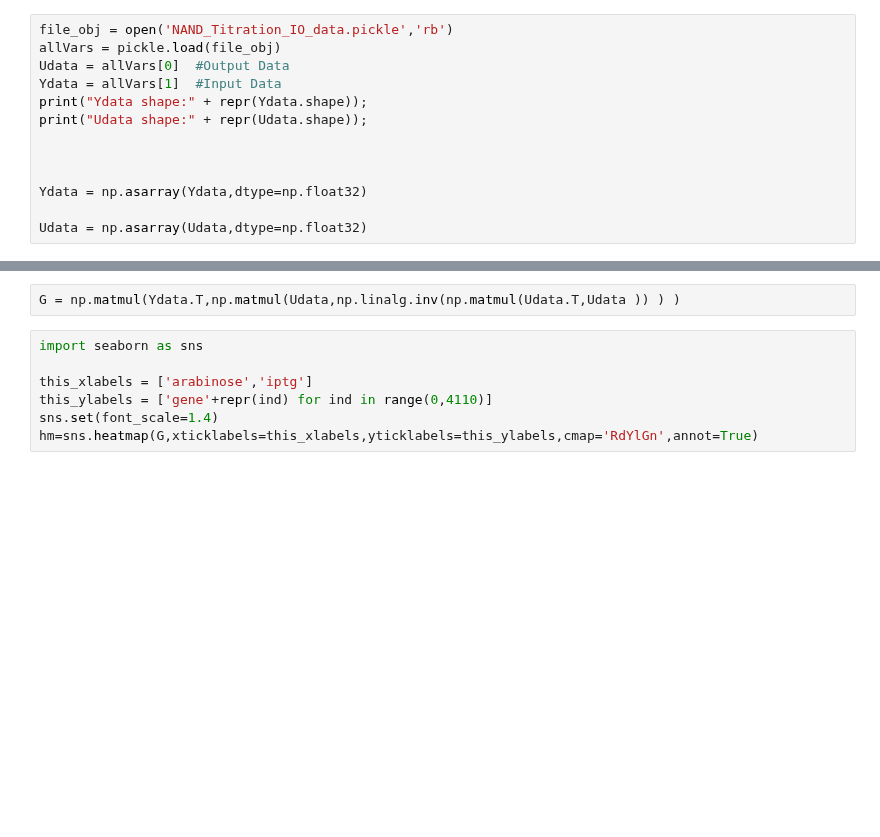
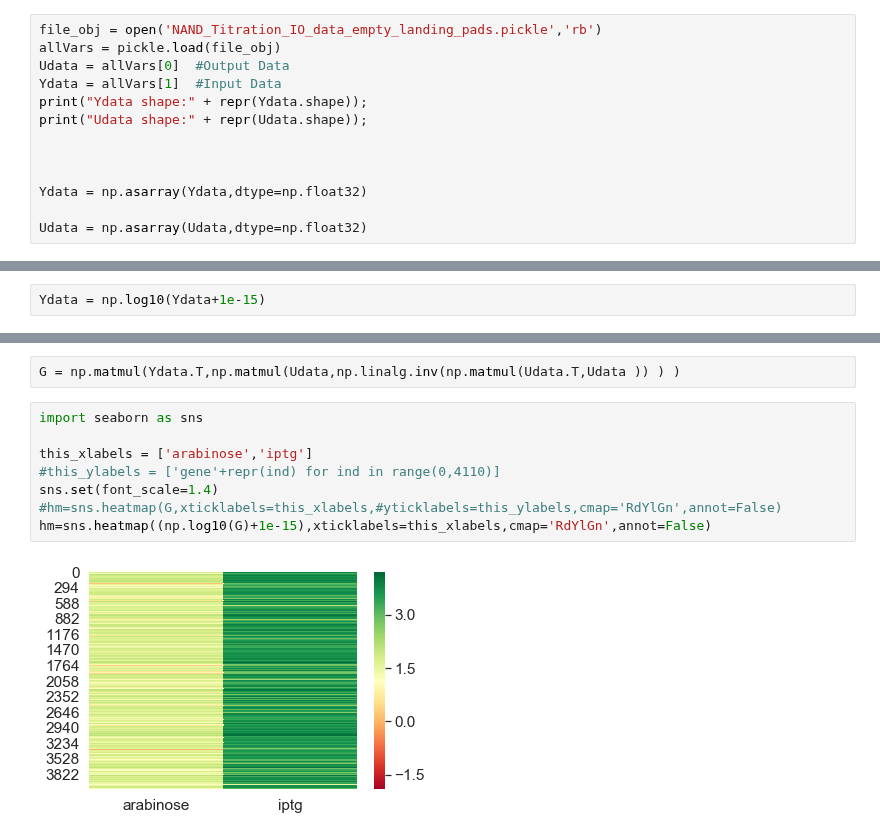
Before and after one commit to YeungRepo/darpa-sd2, a Jupyter notebook: IO_learning/Deep Input-Output Regression.ipynb, the cells around one changed output, grey strips where cells are left out. Saved outputs shown, nothing was run; the diff lists cells and outputs as text; blank space fills up the shorter version.

Commit message:
Visualizations of linear TF response

```diff
--- a/IO_learning/Deep Input-Output Regression.ipynb
+++ b/IO_learning/Deep Input-Output Regression.ipynb
@@ -9,7 +9,7 @@ import matplotlib.pyplot as plt;
 import pickle
 import sklearn.preprocessing
 # %%
-file_obj = open('NAND_Titration_IO_data.pickle','rb')
+file_obj = open('NAND_Titration_IO_data_empty_landing_pads.pickle','rb')
 allVars = pickle.load(file_obj)
 Udata = allVars[0]  #Output Data
 Ydata = allVars[1]  #Input Data
@@ -323,3 +313,5 @@ step 25000 , test error 552021
 KeyboardInterrupt:
+# %%
+Ydata = np.log10(Ydata+1e-15)
 # %%
 YT*U*(U^T*U)^{-1} = G
@@ -330,7 +320,10 @@ G = np.matmul(Ydata.T,np.matmul(Udata,np.linalg.inv(np.matmul(Udata.T,Udata )) )
 # %%
 import seaborn as sns
 
 this_xlabels = ['arabinose','iptg']
-this_ylabels = ['gene'+repr(ind) for ind in range(0,4110)]
+#this_ylabels = ['gene'+repr(ind) for ind in range(0,4110)]
 sns.set(font_scale=1.4)
-hm=sns.heatmap(G,xticklabels=this_xlabels,yticklabels=this_ylabels,cmap='RdYlGn',annot=True)
+#hm=sns.heatmap(G,xticklabels=this_xlabels,#yticklabels=this_ylabels,cmap='RdYlGn',annot=False)
+hm=sns.heatmap((np.log10(G)+1e-15),xticklabels=this_xlabels,cmap='RdYlGn',annot=False)
+# %% [output]
+[figure, added]
```
Also changed, not shown: parts of 4 cells of this notebook, 1 other file.
